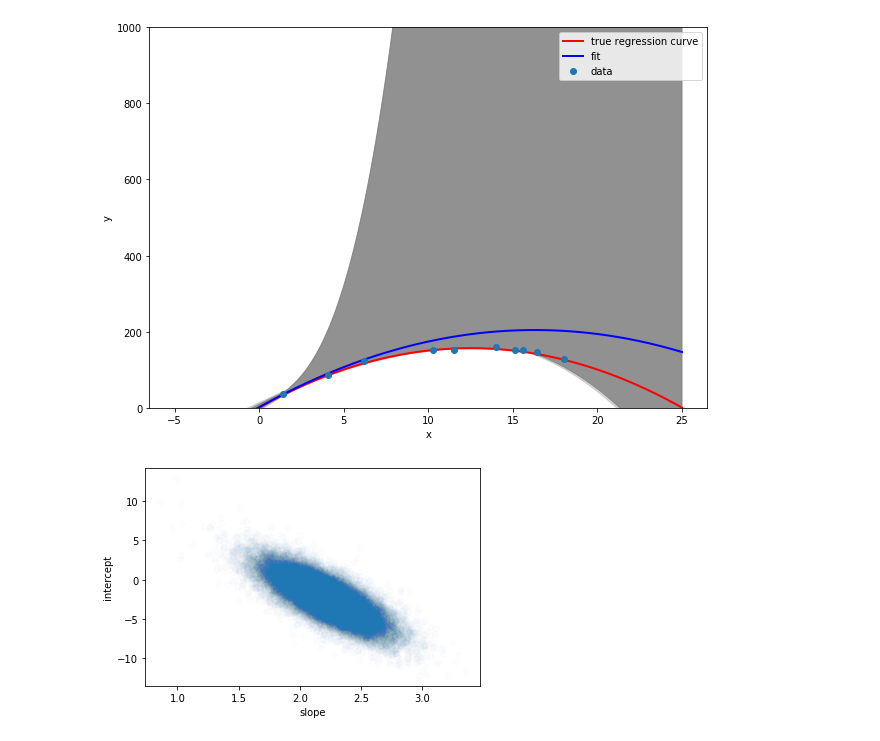
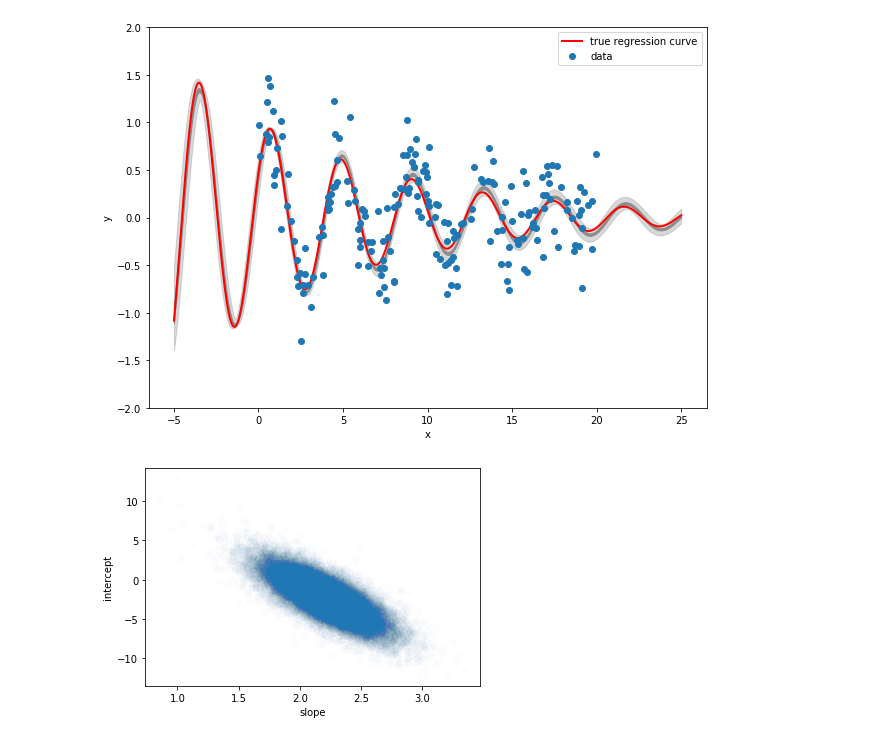
Before and after one commit to dmadea/Jupyter-Tutorials, a Jupyter notebook: MCMC/pymc3.ipynb, the cells around one changed output. Saved outputs shown, nothing was run; the diff lists cells and outputs as text; code cells hidden in the pictures.

Commit message:
animation at photokin. model

```diff
--- a/MCMC/pymc3.ipynb
+++ b/MCMC/pymc3.ipynb
@@ -7,15 +7,4 @@ import matplotlib.pyplot as plt
 import pymc3 as pm
 
 def _model(theta, x):
-    return theta[0] + theta[1] * x + theta[2] * x **2
+    return np.sin(theta[0] * x + theta[1]) * np.exp(-theta[2] * x)
-# %%
-theta = np.asarray([0.5, 25, -1])
-N = 10
-
-# np.random.seed(10)
-x =  np.random.rand(N) * 20
-x = np.sort(x)
-y = _model(theta, x)
-
-# x = np.random.normal(x, 5)
-y = np.random.normal(y, 5)
@@ -27,4 +73,5 @@ plt.plot(x, y, 'o')
 # %%
+
 with pm.Model() as model:
 
     # Define priors
@@ -32,17 +79,18 @@ with pm.Model() as model:
 
 #     theta = Normal('beta', mu=0, sd=10, shape=2)
 
-    a0 = pm.Normal('a0', mu=0.5, sd=10)
-    a1 = pm.Normal('a1', mu=25, sd=10)
-    a2 = pm.Normal('a2', mu=-1, sd=10)
-    a3 = pm.Normal('a3', mu=1, sd=10)
+    _k = pm.Normal('_k', mu=0.05, sd=3)
+#     a1 = pm.Normal('a1', mu=0.5, sd=1)
+#     a2 = pm.Normal('a2', mu=0.1, sd=1)
+#     a3 = pm.Normal('a3', mu=1, sd=10)
 
+    C = np.exp(-_k * times[:, None])
 
-#     theta  = pm.Normal('theta', mu=np.array([0.5, 2]), sigma=np.array([10, 10]))
+#     D_simul =
 
     # Define likelihood
-    likelihood = pm.Normal('y', mu=a0 + a1 * x + a2*x**2 + a3*x**3, sd=sigma, observed=y)
+    likelihood = pm.Normal('y', mu=_lstsq_D(C, D) , sd=sigma, observed=D)
 
     # Inference!
-    trace = pm.sample(10000, cores=6) # draw 3000 posterior samples using NUTS sampling
+    trace = pm.sample(2000, cores=2) # draw 3000 posterior samples using NUTS sampling
 # %% [output]
@@ -100,49 +124,52 @@ plt.figure(figsize=(10, 7))
 a0_samples = trace[100:]['a0']
 a1_samples = trace[100:]['a1']
 a2_samples = trace[100:]['a2']
-a3_samples = trace[100:]['a3']
+#a3_samples = trace[100:]['a3']
 
 
 _x = np.linspace(-5, 25, 500)
 
-curves = a0_samples[:, None] + a1_samples[:, None] * _x[None, :] + a2_samples[:, None] * _x[None, :] ** 2  + a3_samples[:, None] * _x[None, :] ** 3
+# curves = a0_samples[:, None] + a1_samples[:, None] * _x[None, :] + a2_samples[:, None] * _x[None, :] ** 2#  + a3_samples[:, None] * _x[None, :] ** 3
+
+curves = _model([a0_samples[:, None], a1_samples[:, None], a2_samples[:, None]], _x[None, :])
+
 
 # lines = slope_samples[:, None] * _x[None, :] + int_samples[:, None]
 
 # plt.plot(x, lines[::100].T, lw=0.1, color='gray')
 
 true_y = _model(theta, _x)
 plt.plot(_x, true_y, label='true regression curve', lw=2., c='r')
 
-q_1, q_5, q_95, q_99 = np.quantile(curves, [0.01, 0.05, 0.95, 0.99], axis=0)
+q_1, q_32, q_68, q_99 = np.quantile(curves, [0.01, 0.32, 0.68, 0.99], axis=0)
 
 
 # slope_avrg = slope_samples.mean()
 # int_avrg = int_samples.mean()
 # line_avrg = slope_avrg  * _x + int_avrg
 
-plt.fill_between(_x, q_5, q_95, color=(0.5, 0.5, 0.5, 0.8))
+plt.fill_between(_x, q_32, q_68, color=(0.5, 0.5, 0.5, 0.8))
 plt.fill_between(_x, q_1, q_99, color=(0.5, 0.5, 0.5, 0.3))
 
 # plt.fill_between(_x, true_y + 2 * stds, true_y - 2 * stds, color=(0.5, 0.5, 0.5, 0.5))
 # plt.fill_between(_x, true_y + 3 * stds, true_y - 3 * stds, color=(0.5, 0.5, 0.5, 0.3))
 
-plt.plot(_x, _model([a0_samples.mean(), a1_samples.mean(), a2_samples.mean(), a3_samples.mean()], _x), label='fit', lw=2., c='b')
+# plt.plot(_x, _model([a0_samples.mean(), a1_samples.mean(), a2_samples.mean()], _x), label='fit', lw=2., c='b')
 
 plt.plot(x, y, 'o', label='data')
 
 
 
 # plt.title('Posterior predictive regression lines')
 plt.legend()
 plt.xlabel('x')
 plt.ylabel('y')
-plt.ylim(0, 1000)
+plt.ylim(-2, 2)
 
 
 plt.show()
 # %% [output]
-[figure, old version]
+[figure, new version]
 # %%
 plt.plot(slope_samples[::1], int_samples[::1], 'o', alpha=0.01)
 plt.xlabel('slope')
```
Also changed, not shown: parts of 7 cells of this notebook, 1 other file.
